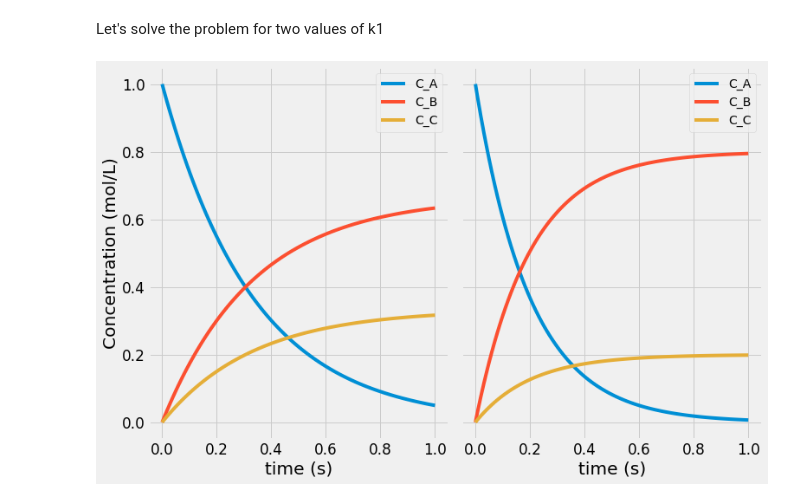
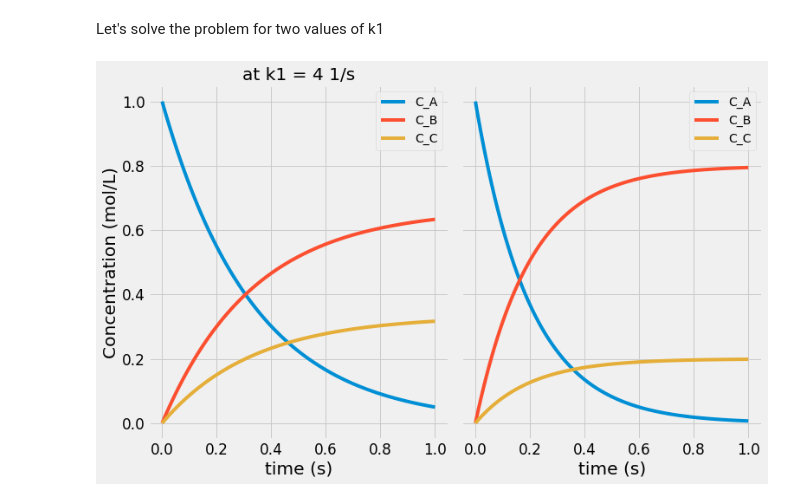
Before and after one commit to aliglara/ebook_che5314_ucv, a Jupyter notebook: codes/lect_001BatchReactorParallel.ipynb, the cells around one changed output. Saved outputs shown, nothing was run; the diff lists cells and outputs as text; code cells hidden in the pictures.

```diff
--- a/codes/lect_001BatchReactorParallel.ipynb
+++ b/codes/lect_001BatchReactorParallel.ipynb
@@ -55,19 +55,20 @@ for k1 in k1s:
 # %%
 fig, axes = plt.subplots(1, 2, figsize=(11, 7), sharey=True)
 
 axes[0].plot(solutions[0].t, solutions[0].y.T)
 axes[0].set_xlabel("time (s)")
 axes[0].set_ylabel("Concentration (mol/L)")
+axes[0].set_title('at k1 = %.0f 1/s' % k1s[0])
 
 axes[1].plot(solutions[1].t, solutions[1].y.T)
 axes[1].set_xlabel("time (s)")
+axes[0].set_title('at k1 = %.0f 1/s' % k1s[1])
 
 axes[0].legend(['C_A','C_B','C_C'])
 axes[1].legend(['C_A','C_B','C_C'])
 
 
 plt.tight_layout()
 plt.show()
-fig.savefig('../figures/sollect01.png', dpi=600)
 # %% [output]
-[figure, old version]
+[figure, new version]
```
Also changed, not shown: 30 other files.
